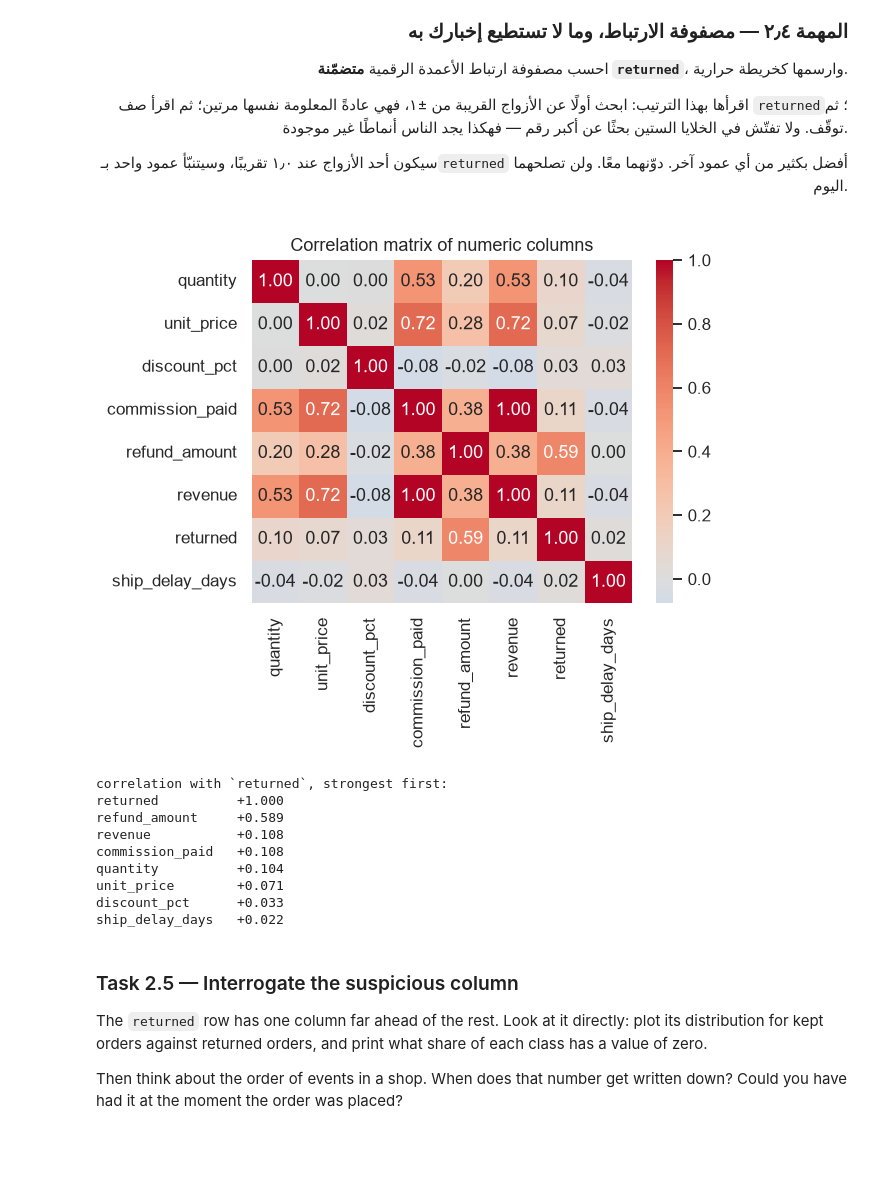
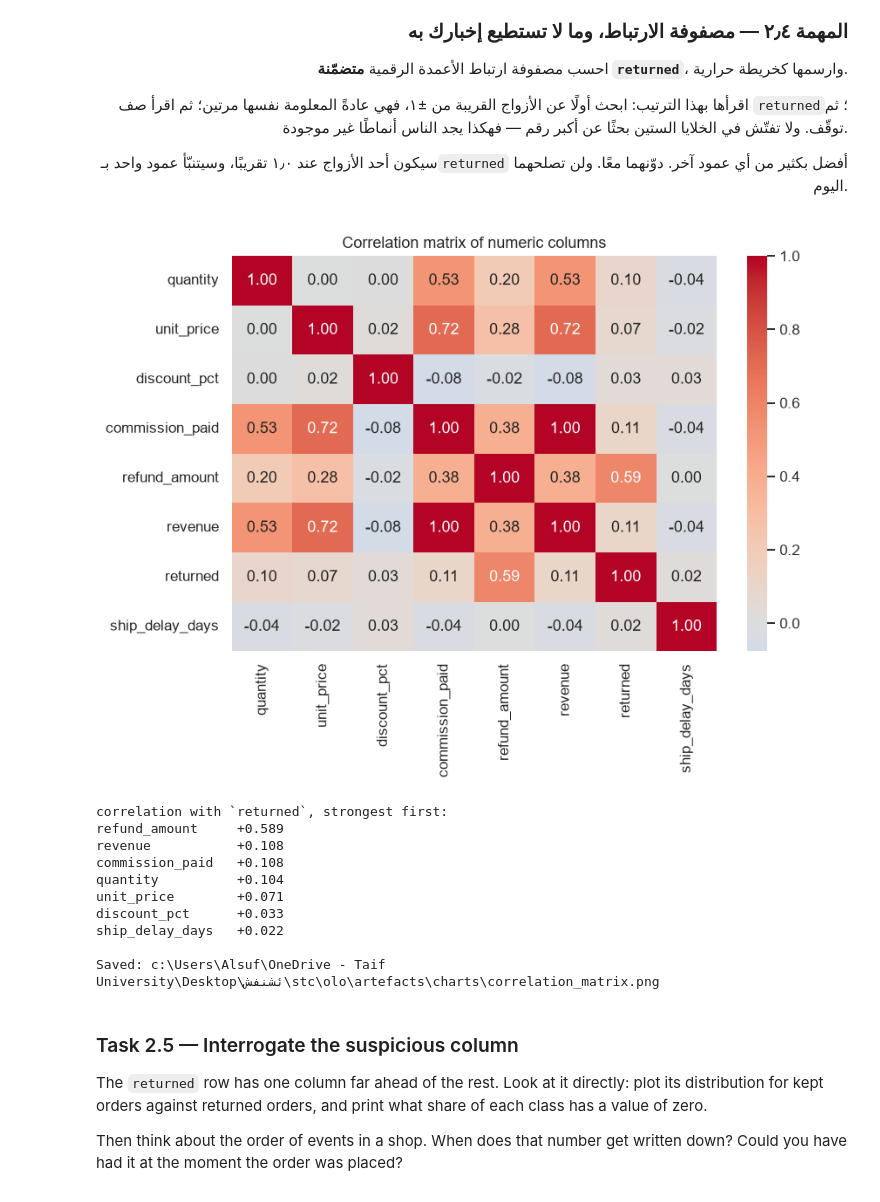
Before and after one commit to Hanan-codes/AIEP_Olo_student, a Jupyter notebook: week_2_data_engineering/labs_v2/D2_eda_and_visualisation/D2_eda_and_visualisation_blank.ipynb, the cells around one changed output. Drawn from its saved outputs; the diff is of its cells as text; code cells hidden in the pictures; blank space fills up the shorter version.

```diff
--- a/week_2_data_engineering/labs_v2/D2_eda_and_visualisation/D2_eda_and_visualisation_blank.ipynb
+++ b/week_2_data_engineering/labs_v2/D2_eda_and_visualisation/D2_eda_and_visualisation_blank.ipynb
@@ -498,40 +563,71 @@ anything else. Note both down. You are not fixing them today.
 # %%
 # ────────────────────────────────────────────────────────────────────
 # 1) Select the numeric columns, but drop the ones that are identifiers rather than
 #    measurements — an order id has no meaningful correlation with anything.
 # 2) Compute the correlation matrix and draw it with a diverging colour map centred
 #    on zero, so positive and negative are visually distinct.
 # 3) Annotate the cells; an unlabelled heatmap cannot be read precisely.
 # 4) Print the `returned` row on its own, sorted, so the ranking is explicit.
 # Search: "seaborn heatmap annot corr diverging"
 # https://seaborn.pydata.org/generated/seaborn.heatmap.html
 #
 # ١) اختر الأعمدة الرقمية، واستبعد ما هو معرّف لا قياس — فرقم الطلب لا ارتباط
 #    ذا معنى له بأي شيء.
 # ٢) احسب مصفوفة الارتباط وارسمها بخريطة ألوان متباعدة مركزها الصفر، ليتمايز
 #    الموجب عن السالب بصريًّا.
 # ٣) اكتب القيم داخل الخلايا؛ فالخريطة بلا تسميات لا تُقرأ بدقّة.
 # ٤) اطبع صف `returned` وحده مرتّبًا، ليكون الترتيب صريحًا.
 # ابحث عن: "seaborn heatmap annot corr diverging"
 # ────────────────────────────────────────────────────────────────────
 
 DROP_FROM_CORR = ["order_id"]
 # TODO: Build and plot the correlation matrix of the numeric columns including `returned`, then print the `returned` row sorted by absolute strength.
 # مهمة: ابنِ وارسم مصفوفة ارتباط الأعمدة الرقمية متضمّنة `returned`، ثم اطبع صف `returned` مرتّبًا حسب القوة المطلقة.
-numeric = raw.select_dtypes(include=np.number).drop(columns=DROP_FROM_CORR)
+DROP_FROM_CORR = ["order_id"]
+
+numeric = raw.select_dtypes(include=np.number).drop(
+    columns=DROP_FROM_CORR,
+    errors="ignore"
+)
+
 corr = numeric.corr()
-plt.figure(figsize=(6, 5))
-sns.heatmap(corr, annot=True, fmt=".2f", cmap="coolwarm", center=0)
+
+plt.figure(figsize=(8, 6))
+
+sns.heatmap(
+    corr,
+    annot=True,
+    fmt=".2f",
+    cmap="coolwarm",
+    center=0
+)
+
 plt.title("Correlation matrix of numeric columns")
 plt.tight_layout()
+
+chart_path = CHART_DIR / "correlation_matrix.png"
+plt.savefig(chart_path, bbox_inches="tight")
 plt.show()
-returned_corr = corr["returned"].sort_values(key=abs, ascending=False)
+
+# IMPORTANT:
+# Remove returned itself before ranking correlations.
+returned_corr = (
+    corr["returned"]
+    .drop("returned")
+    .sort_values(key=abs, ascending=False)
+)
+
 print("correlation with `returned`, strongest first:")
-print(returned_corr.to_string(float_format="{:+.3f}".format))
+print(
+    returned_corr.to_string(
+        float_format="{:+.3f}".format
+    )
+)
+
+print(f"\nSaved: {chart_path}")
 # %% [output]
-[figure, old version]
+[figure, new version]
 correlation with `returned`, strongest first:
-returned          +1.000
 refund_amount     +0.589
 revenue           +0.108
 commission_paid   +0.108
@@ -539,6 +635,8 @@ quantity          +0.104
 unit_price        +0.071
 discount_pct      +0.033
 ship_delay_days   +0.022
+
+Saved: c:\Users\Alsuf\OneDrive - Taif University\Desktop\ئشنفش\stc\olo\artefacts\charts\correlation_matrix.png
 # %% [markdown]
 ### Task 2.5 — Interrogate the suspicious column
 
```
Also changed, not shown: parts of 9 cells of this notebook.
